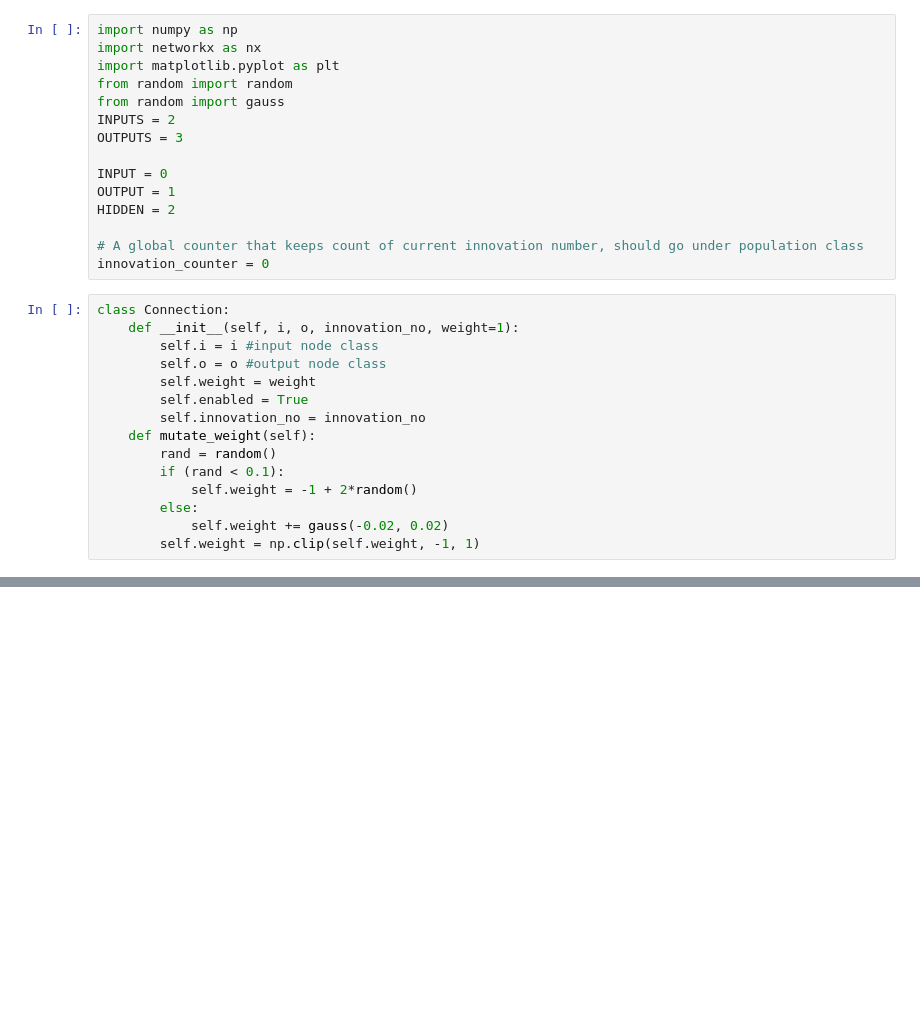
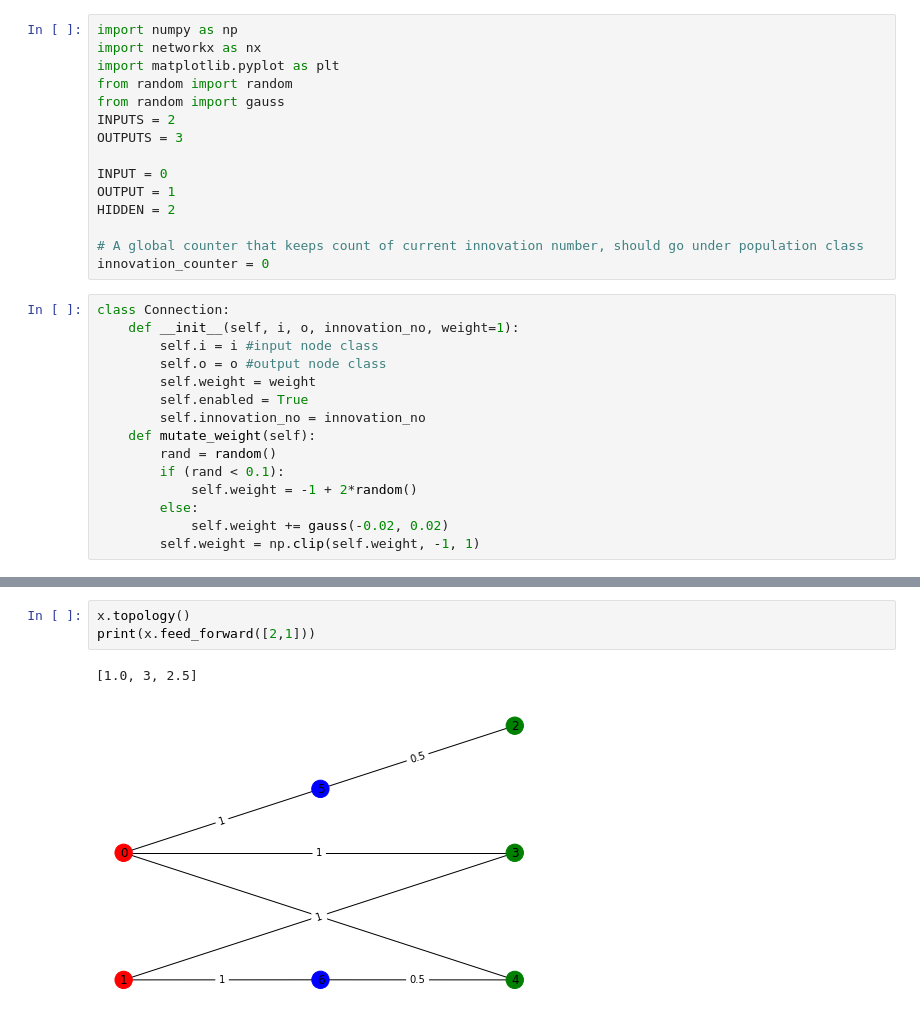
Before and after one commit to jellosubmarine/flappyAI, a Jupyter notebook: NEAT_XOR_proto.ipynb, the cells around one changed output, grey strips where cells are left out. Saved outputs shown, nothing was run; the diff lists cells and outputs as text; blank space fills up the shorter version.

```diff
--- a/NEAT_XOR_proto.ipynb
+++ b/NEAT_XOR_proto.ipynb
@@ -180,0 +192,6 @@ x.topology()
+# %%
+x.topology()
+print(x.feed_forward([2,1]))
+# %% [output]
+[1.0, 3, 2.5]
+[figure, added]
```
Also changed, not shown: parts of 8 cells of this notebook.
